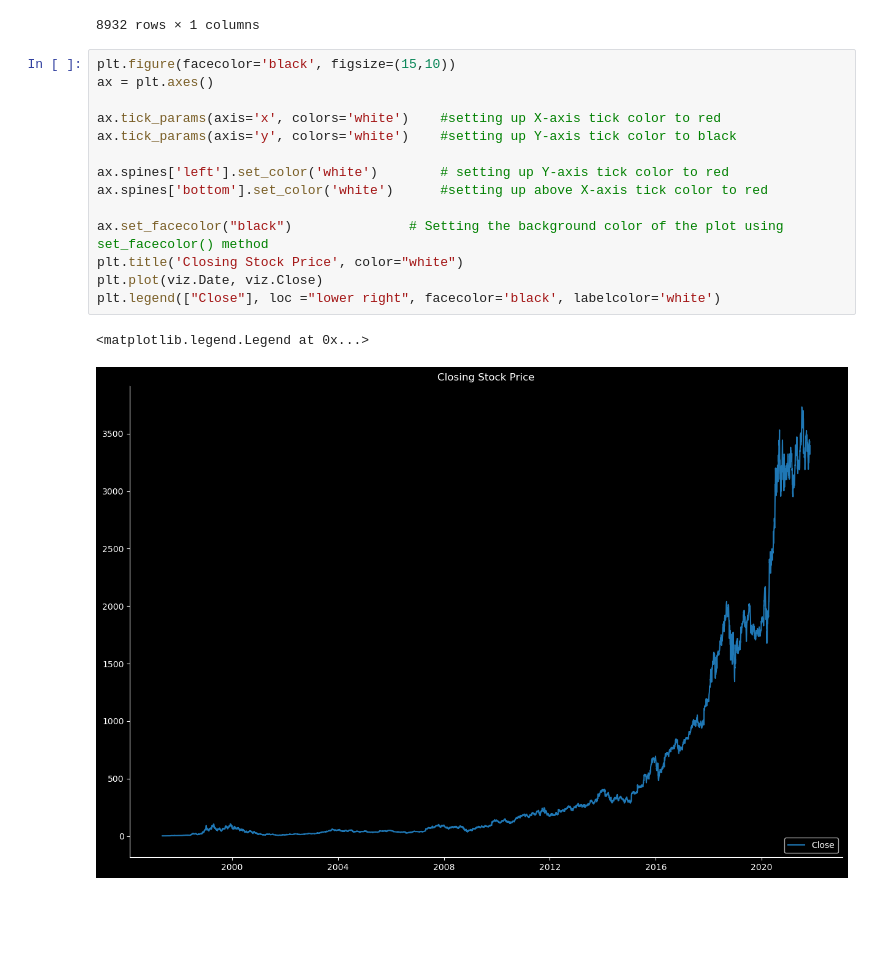
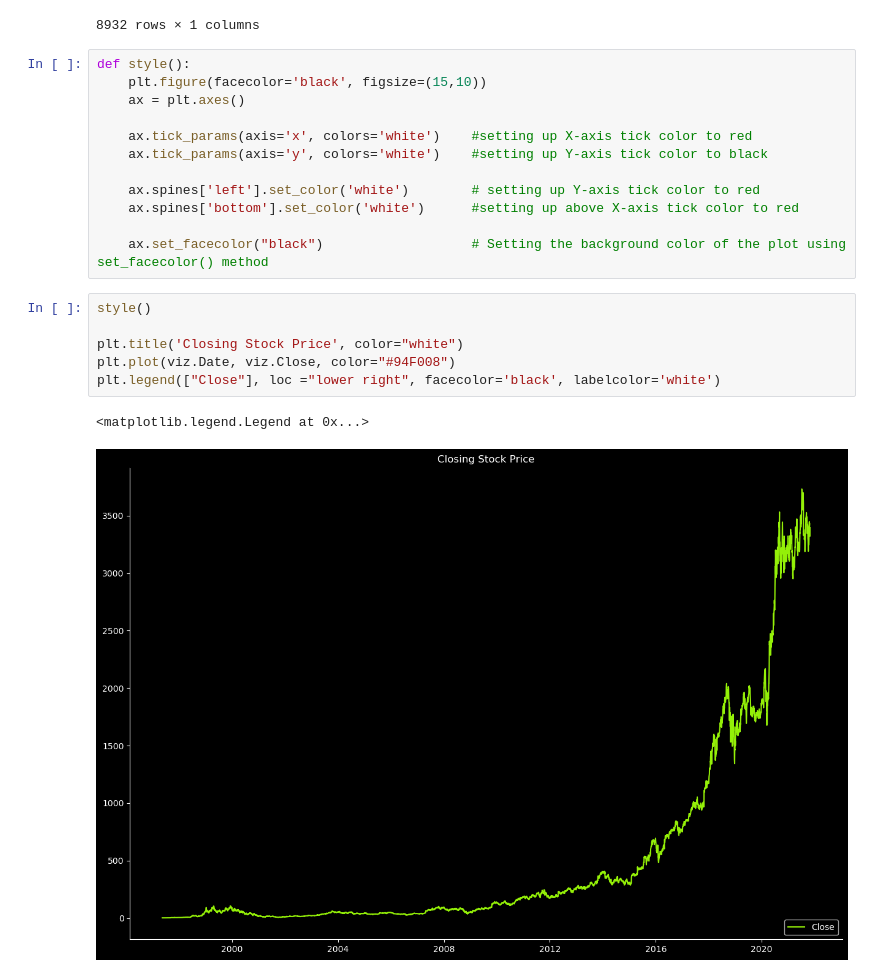
Before and after one commit to Subhajeet-Das/Amazon-Stock-Prediction, a Jupyter notebook: stock-prediction.ipynb, the cells around one changed output. Saved outputs shown, nothing was run; the diff lists cells and outputs as text; blank space fills up the shorter version.

```diff
--- a/stock-prediction.ipynb
+++ b/stock-prediction.ipynb
@@ -144,20 +156,24 @@ data
 | 2021-10-27 | 3396.189941 |
 8932 rows × 1 columns
 # %%
-plt.figure(facecolor='black', figsize=(15,10))
-ax = plt.axes()
+def style():
+    plt.figure(facecolor='black', figsize=(15,10))
+    ax = plt.axes()
 
-ax.tick_params(axis='x', colors='white')    #setting up X-axis tick color to red
-ax.tick_params(axis='y', colors='white')    #setting up Y-axis tick color to black
+    ax.tick_params(axis='x', colors='white')    #setting up X-axis tick color to red
+    ax.tick_params(axis='y', colors='white')    #setting up Y-axis tick color to black
 
-ax.spines['left'].set_color('white')        # setting up Y-axis tick color to red
-ax.spines['bottom'].set_color('white')      #setting up above X-axis tick color to red
+    ax.spines['left'].set_color('white')        # setting up Y-axis tick color to red
+    ax.spines['bottom'].set_color('white')      #setting up above X-axis tick color to red
 
-ax.set_facecolor("black")               # Setting the background color of the plot using set_facecolor() method
-plt.title('Closing Stock Price', color="white")
-plt.plot(viz.Date, viz.Close)
-plt.legend(["Close"], loc ="lower right", facecolor='black', labelcolor='white')
+    ax.set_facecolor("black")                   # Setting the background color of the plot using set_facecolor() method
-# %% [output]
-<matplotlib.legend.Legend at 0x...>
-[figure, removed]
+# %%
+style()
+
+plt.title('Closing Stock Price', color="white")
+plt.plot(viz.Date, viz.Close, color="#94F008")
+plt.legend(["Close"], loc ="lower right", facecolor='black', labelcolor='white')
+# %% [output]
+<matplotlib.legend.Legend at 0x...>
+[figure, added]
 # %%
```
Also changed, not shown: parts of 16 cells of this notebook.
